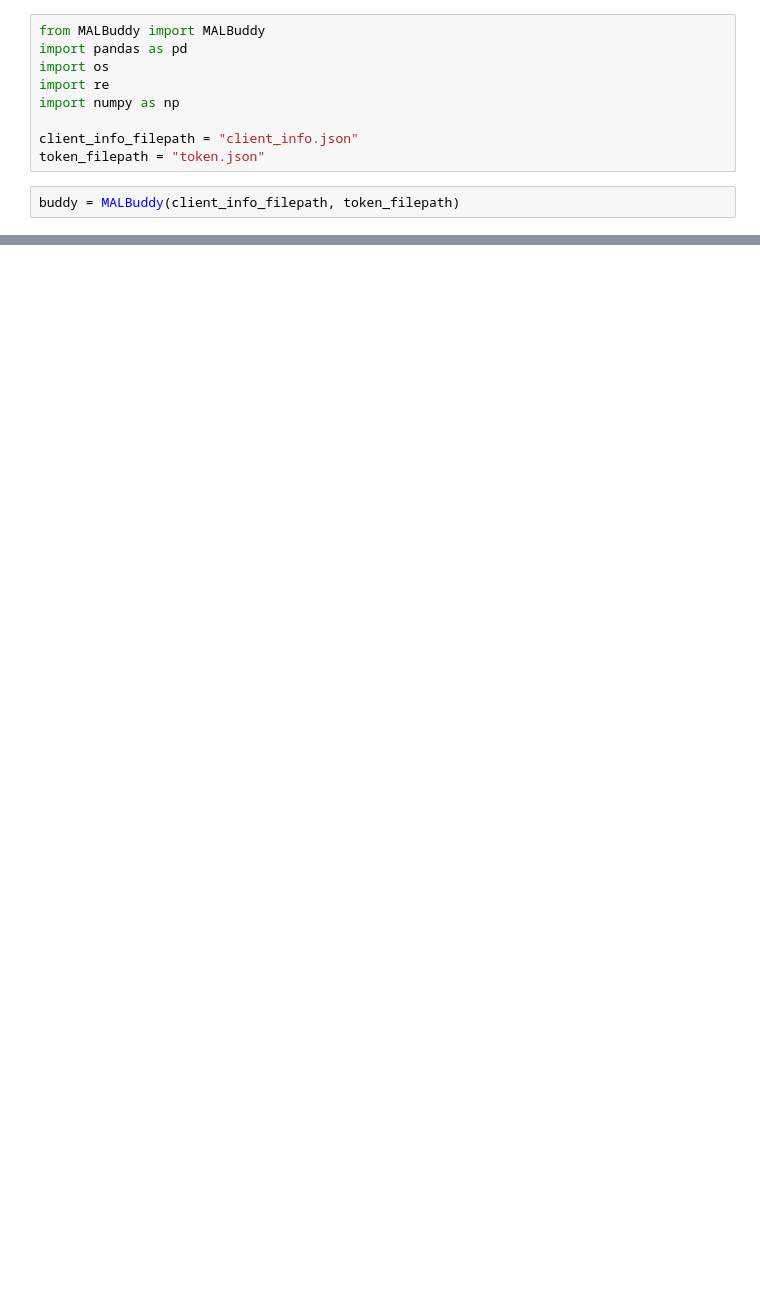
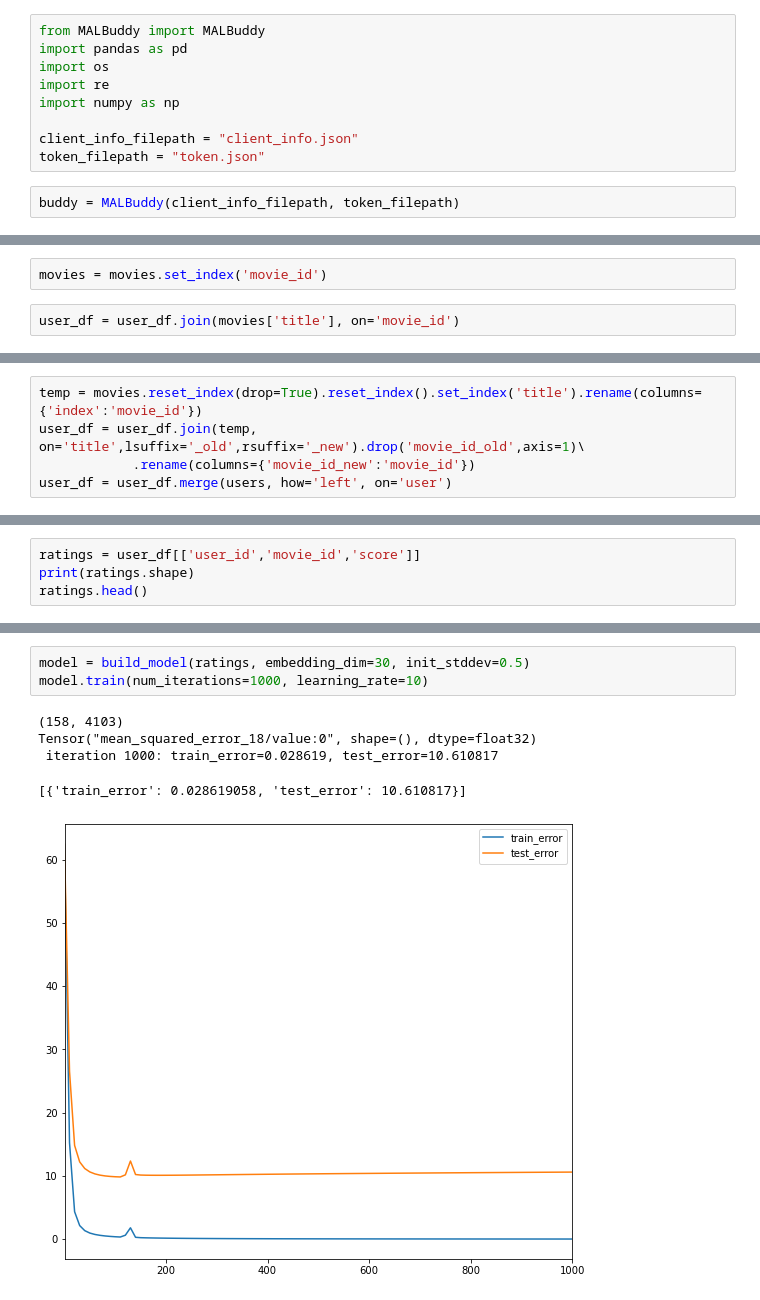
Before and after one commit to MALBuddy/MALBuddy, a Jupyter notebook: get_similar_user_ratings.ipynb, the cells around one changed output, grey strips where cells are left out. Drawn from its saved outputs; the diff is of its cells as text; blank space fills up the shorter version.

```diff
--- a/get_similar_user_ratings.ipynb
+++ b/get_similar_user_ratings.ipynb
@@ -67,0 +508,4 @@ Ratings saved to anime_ratings\youkoso_jitsuryoku_shijou_shugi_no_kyoushitsu_e_t
+# %%
+movies = movies.set_index('movie_id')
+# %%
+user_df = user_df.join(movies['title'], on='movie_id')
@@ -67,0 +528,5 @@ Ratings saved to anime_ratings\youkoso_jitsuryoku_shijou_shugi_no_kyoushitsu_e_t
+# %%
+temp = movies.reset_index(drop=True).reset_index().set_index('title').rename(columns={'index':'movie_id'})
+user_df = user_df.join(temp, on='title',lsuffix='_old',rsuffix='_new').drop('movie_id_old',axis=1)\
+            .rename(columns={'movie_id_new':'movie_id'})
+user_df = user_df.merge(users, how='left', on='user')
@@ -67,0 +570,4 @@ Ratings saved to anime_ratings\youkoso_jitsuryoku_shijou_shugi_no_kyoushitsu_e_t
+# %%
+ratings = user_df[['user_id','movie_id','score']]
+print(ratings.shape)
+ratings.head()
@@ -67,0 +582,9 @@ Ratings saved to anime_ratings\youkoso_jitsuryoku_shijou_shugi_no_kyoushitsu_e_t
+# %%
+model = build_model(ratings, embedding_dim=30, init_stddev=0.5)
+model.train(num_iterations=1000, learning_rate=10)
+# %% [output]
+(158, 4103)
+Tensor("mean_squared_error_18/value:0", shape=(), dtype=float32)
+ iteration 1000: train_error=0.028619, test_error=10.610817
+[{'train_error': 0.028619058, 'test_error': 10.610817}]
+[figure, added]
```
Also changed, not shown: parts of 59 cells of this notebook, 2 other files.
